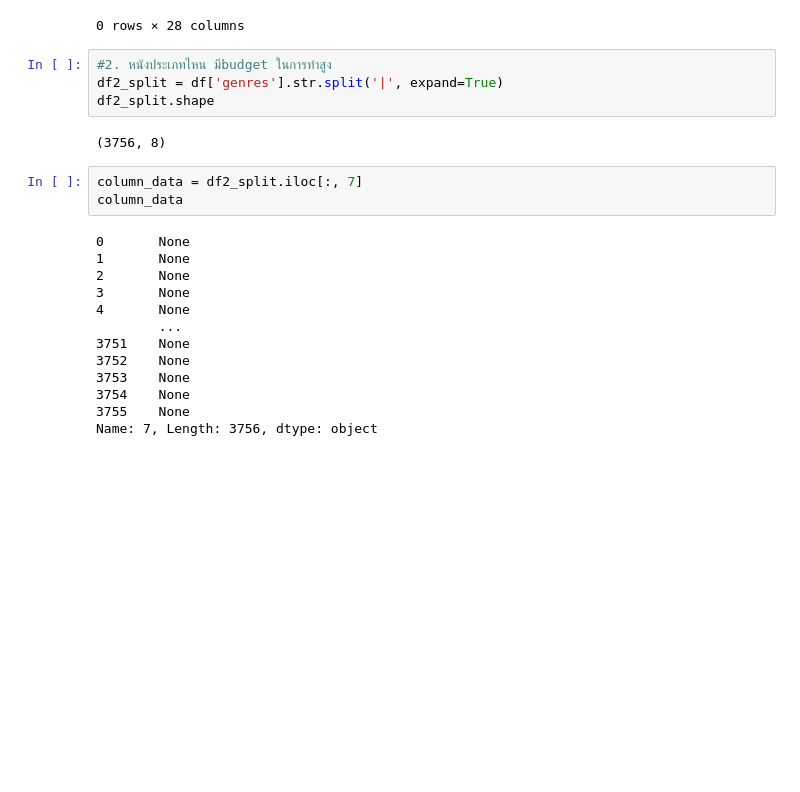
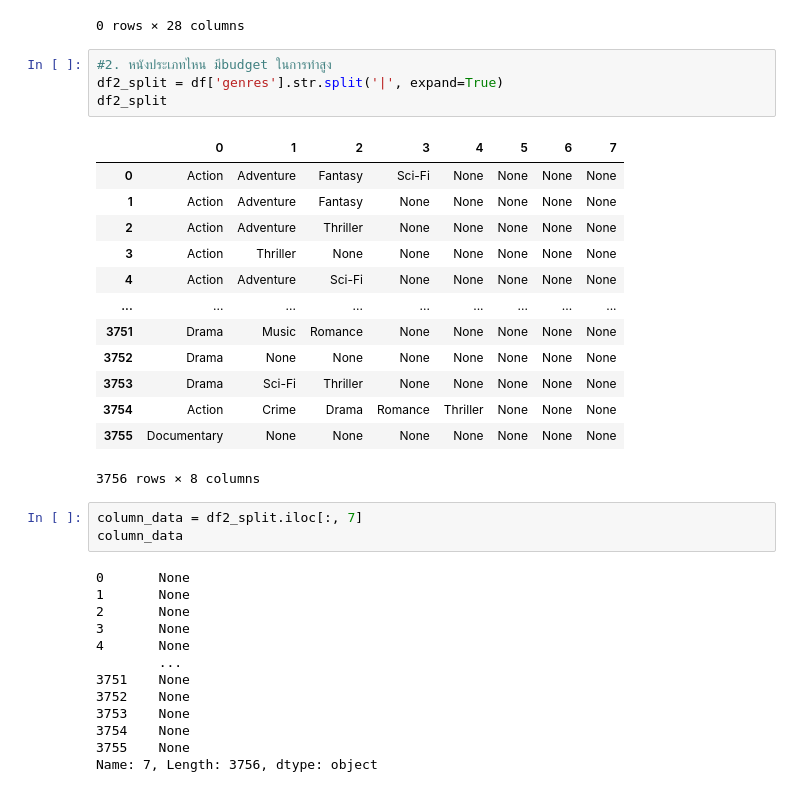
Before and after one commit to pongsapaks/DADS5001, a Jupyter notebook: IMDB.ipynb, the cells around one changed output. Drawn from its saved outputs; the diff is of its cells as text; blank space fills up the shorter version.

```diff
--- a/IMDB.ipynb
+++ b/IMDB.ipynb
@@ -72,9 +78,21 @@ df2 = df[df['imdb_score'] == 0]
 # %%
 #2. หนังประเภทไหน มีbudget ในการทำสูง
 df2_split = df['genres'].str.split('|', expand=True)
-df2_split.shape
+df2_split
 # %% [output]
+|  | 0 | 1 | 2 | 3 | 4 | 5 | 6 | 7 |
+| 0 | Action | Adventure | Fantasy | Sci-Fi | None | None | None | None |
+| 1 | Action | Adventure | Fantasy | None | None | None | None | None |
+| 2 | Action | Adventure | Thriller | None | None | None | None | None |
+| 3 | Action | Thriller | None | None | None | None | None | None |
+| 4 | Action | Adventure | Sci-Fi | None | None | None | None | None |
+| ... | ... | ... | ... | ... | ... | ... | ... | ... |
+| 3751 | Drama | Music | Romance | None | None | None | None | None |
+| 3752 | Drama | None | None | None | None | None | None | None |
+| 3753 | Drama | Sci-Fi | Thriller | None | None | None | None | None |
+| 3754 | Action | Crime | Drama | Romance | Thriller | None | None | None |
+| 3755 | Documentary | None | None | None | None | None | None | None |
-(3756, 8)
+3756 rows × 8 columns
 # %%
 column_data = df2_split.iloc[:, 7]
 column_data
```
Also changed, not shown: parts of 2 cells of this notebook.
